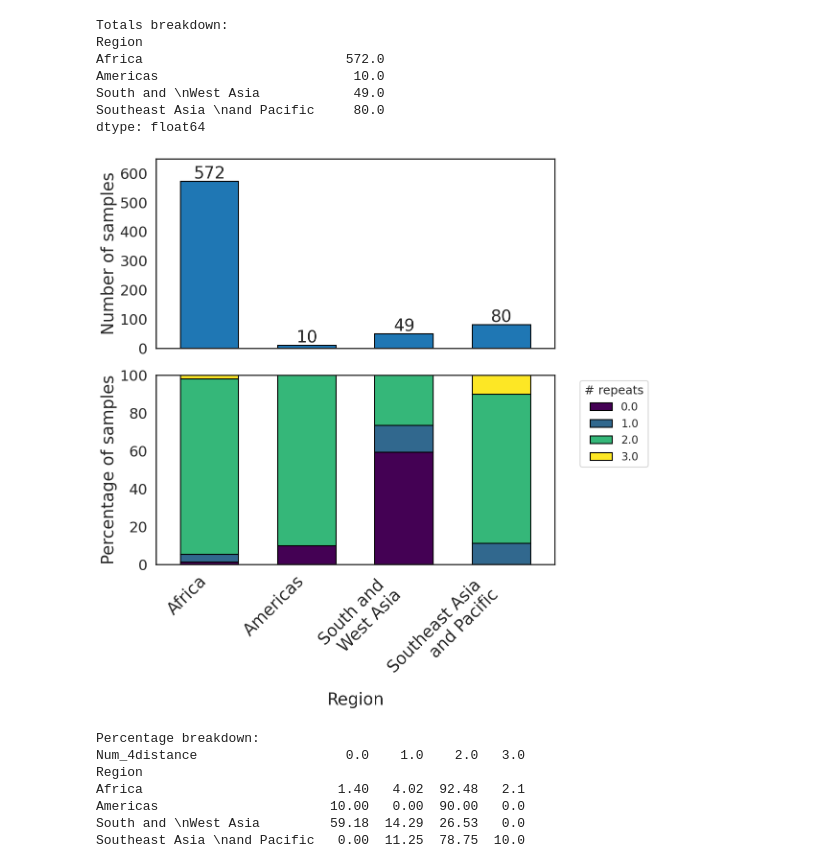
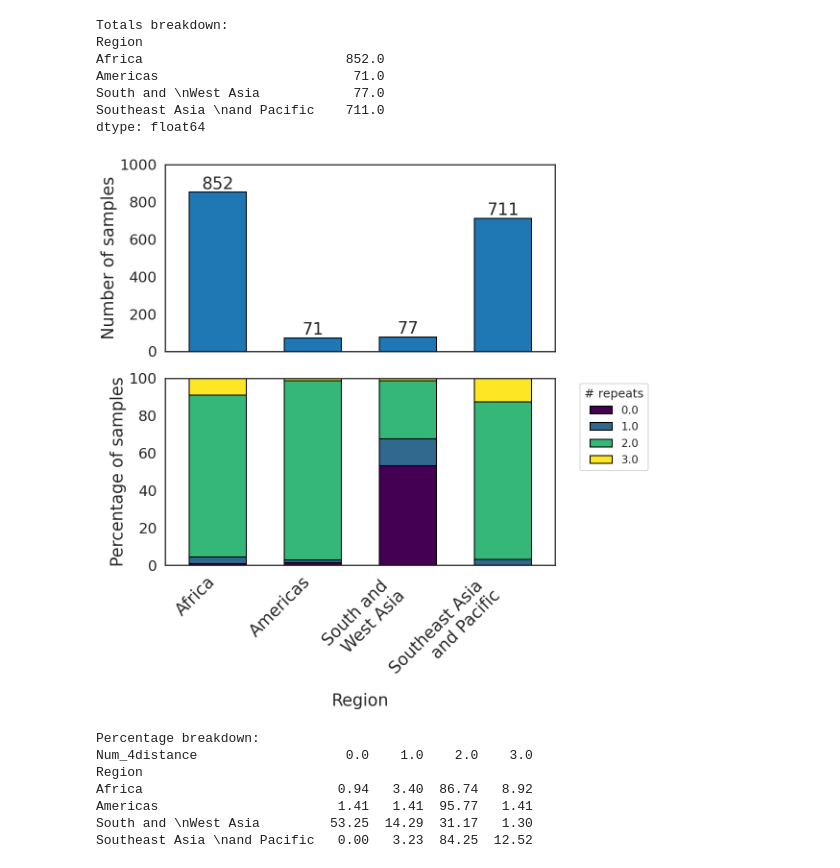
Before and after one commit to pablocarderam/csp_repeat_analysis, a Jupyter notebook: src/Genbank_CSP.ipynb, the cells around one changed output. Drawn from its saved outputs; the diff is of its cells as text; code cells hidden in the pictures.

Commit message:
Consider only protein database, consider duplicates, add missing regions

```diff
--- a/src/Genbank_CSP.ipynb
+++ b/src/Genbank_CSP.ipynb
@@ -110,10 +110,5 @@ for fasta in fasta_sequences:
     ids.append(str(fasta.id))
     seqs.append(str(fasta.seq))
 
-fasta_sequences = SeqIO.parse(open("genbank_proteins_nt.fasta"),'fasta')
-for fasta in fasta_sequences:
-    ids.append(str(fasta.id))
-    seqs.append(str(fasta.seq))
-
 len(seqs)
 # %% [output]
@@ -183,7 +178,7 @@ dat = dat.loc[dat['Protein'].str.find('NANP')>3,]
     # (starts in repeat region already)
 
 dat = dat.reset_index(drop=True)
-dat = dat.drop_duplicates(['Protein'])
+print(len(dat))
 
 dat
 # %% [output]
@@ -276,6 +316,7 @@ Name: Region, dtype: object
 # Plot 1
 
 df = dat.replace('West Africa','Africa').replace('East Africa','Africa').replace('Central Africa','Africa').replace('West Asia','South and \nWest Asia').replace('South Asia','South and \nWest Asia').replace('Pacific','Southeast Asia \nand Pacific').replace('Southeast Asia','Southeast Asia \nand Pacific').replace('Southeast Asia and Pacific','Southeast Asia \nand Pacific').replace('Southeast Asia','Southeast Asia \nand Pacific').replace('South America','Americas')
+df = df.loc[(dat["Region"]!="East Asia")&(dat["Region"]!="Europe"),] # remove single European and East Asian samples
 df = df.groupby(["Region","Num_4distance"]).apply("count").reset_index()
 
 # Calculate percentage breakdown for each region
@@ -297,9 +338,10 @@ p = axs[0].bar(df_pivot.index, df_pct, edgecolor='black', width=0.6,)
 # Customize the chart
 axs[0].set_xlabel('', fontsize=25)
 axs[0].set_ylabel('Number of samples', fontsize=25)
-axs[0].set_ylim(0, 650)
+axs[0].set_ylim(0, 1000)
 plt.tick_params('x', labelbottom=False)
-axs[0].set_yticklabels(axs[0].get_yticklabels(), rotation=0, ha='right', fontsize=22, )
+axs[0].set_yticklabels(axs[0].get_yticklabels()*2, rotation=0, ha='right', fontsize=22, )
+    # the *2 here seems to be a scaling issue
 axs[0].bar_label(p, fontsize=25, )
 
 print("\nTotals breakdown:")
@@ -315,42 +357,42 @@ df_pivot = df.pivot_table(
 
 df_pivot[4.0] = df_pivot.iloc[:, 3:].sum(axis=1)
     # sum all samples with four or more repeats at a distance of 4
 df_pivot = df_pivot.drop(df_pivot.columns[[4]], axis=1)
 
 # Calculate percentages
 df_pct = df_pivot.div(df_pivot.sum(axis=1), axis=0) * 100
 
 # Create the stacked bar chart
 axs[1] = plt.subplot(212)
 df_pct.plot(kind='bar', stacked=True, ax=axs[1], colormap='viridis', edgecolor='black', width=0.6)
 
 # Customize the chart
 axs[1].set_xlabel('Region', fontsize=25)
 axs[1].set_ylabel('Percentage of samples', fontsize=25, )
 axs[1].legend(title='# repeats', bbox_to_anchor=(1.05, 1), loc='upper left')
 axs[1].set_ylim(0, 100)
 axs[1].set_xticklabels(axs[1].get_xticklabels(), rotation=45, ha='right', fontsize=25, )
 axs[1].set_yticklabels(axs[1].get_yticklabels(), rotation=0, ha='right', fontsize=22, )
 
 plt.tight_layout()
 # plt.savefig('/mnt/user-data/outputs/stacked_bar_chart.png', dpi=300, bbox_inches='tight')
 plt.show()
 
 print("\nPercentage breakdown:")
 print(df_pct.round(2))
 # %% [output]
 Totals breakdown:
 Region
-Africa                          572.0
-Americas                         10.0
-South and \nWest Asia            49.0
-Southeast Asia \nand Pacific     80.0
+Africa                          852.0
+Americas                         71.0
+South and \nWest Asia            77.0
+Southeast Asia \nand Pacific    711.0
 dtype: float64
-[figure, old version]
+[figure, new version]
 Percentage breakdown:
-Num_4distance                   0.0    1.0    2.0   3.0
+Num_4distance                   0.0    1.0    2.0    3.0
 Region
-Africa                         1.40   4.02  92.48   2.1
-Americas                      10.00   0.00  90.00   0.0
-South and \nWest Asia         59.18  14.29  26.53   0.0
-Southeast Asia \nand Pacific   0.00  11.25  78.75  10.0
+Africa                         0.94   3.40  86.74   8.92
+Americas                       1.41   1.41  95.77   1.41
+South and \nWest Asia         53.25  14.29  31.17   1.30
+Southeast Asia \nand Pacific   0.00   3.23  84.25  12.52
```
Also changed, not shown: parts of 5 cells of this notebook, 6 other files.
